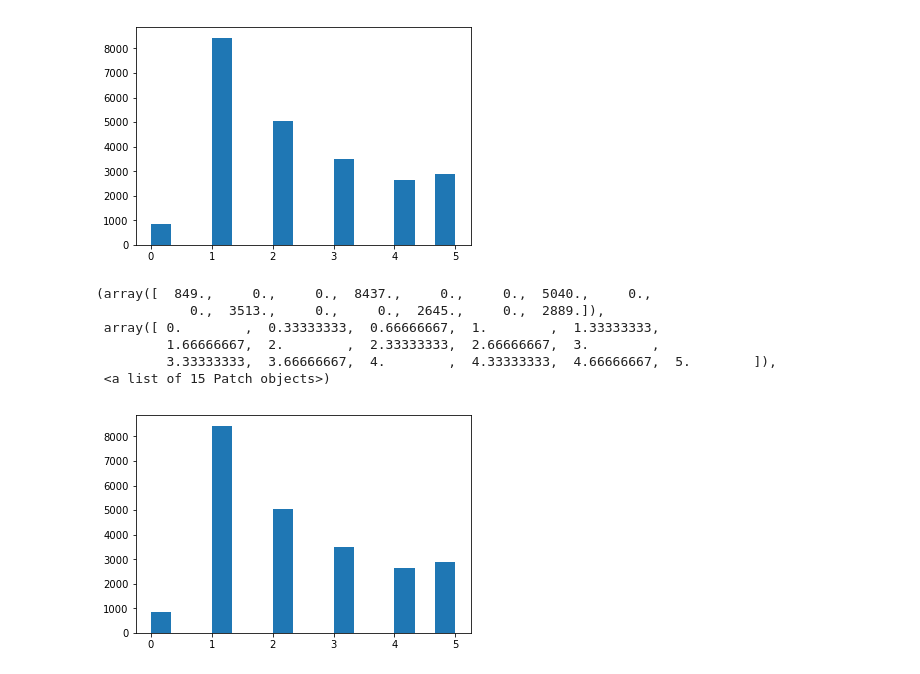
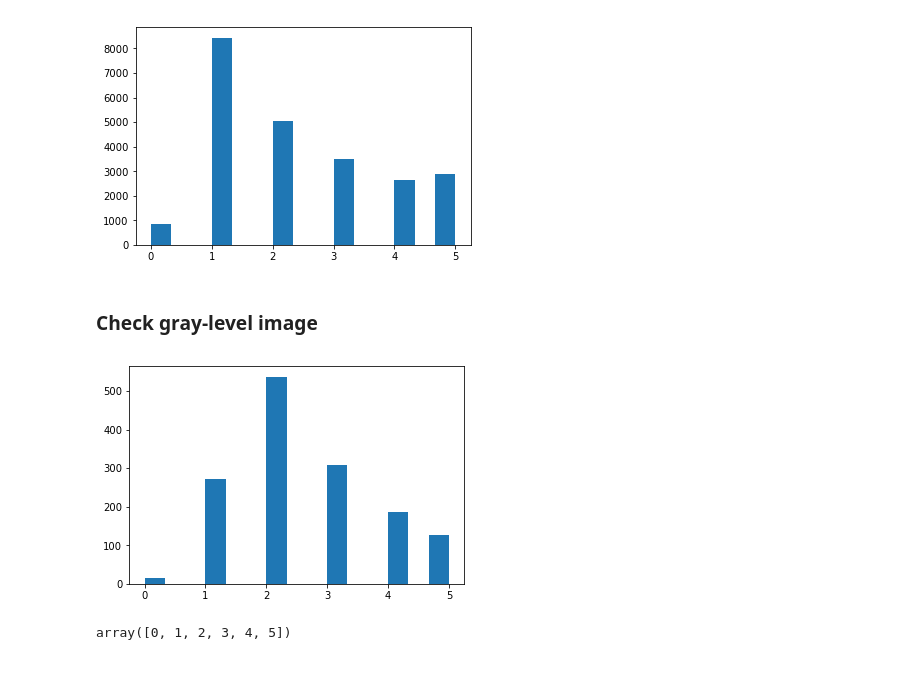
Before and after one commit to mbhuber/Insight-AI-Project, a Jupyter notebook: preprocess/test-preprocess.ipynb, the cells around one changed output. Drawn from its saved outputs; the diff is of its cells as text; code cells hidden in the pictures.

```diff
--- a/preprocess/test-preprocess.ipynb
+++ b/preprocess/test-preprocess.ipynb
@@ -237,13 +237,35 @@ _=plt.hist(imaLabels,bins=15)
 # %% [output]
 ((23373, 64, 64, 3), (23373,))
 [figure]
+# %% [markdown]
+### Check gray-level image
+# %%
+imagePath     = '../../data/imdb-wiki_crop_clean/'
+imageList=sorted(os.listdir(imagePath))
+
+imaArr = []
+imaLabel = []
+imaLabelAll = []
+
+
+ct = time.time()
+for imaFile in imageList:
+    if not imaFile.endswith(".jpg"):
+        continue
+    ima = np.array(Image.open(imagePath+imaFile))
+    imaLabelAll.append(int(imaFile[-5]))
+
+    if len(ima.shape)<3 or np.max(np.abs(ima[:,:,0]-ima[:,:,1]))<1e-3 or np.max(np.abs(ima[:,:,0]-ima[:,:,2]))<1e-3:
+        #imaArr.append(ima)
+        imaLabel.append(int(imaFile[-5]))
+
+print([len(imageList),len(imaLabel)])
+print('time {} min'.format((time.time()-ct)/60.))
 # %%
-plt.hist(imaLabels,bins=15)
+_=plt.hist(imaLabel,bins=15)
 # %% [output]
-(array([  849.,     0.,     0.,  8437.,     0.,     0.,  5040.,     0.,
-            0.,  3513.,     0.,     0.,  2645.,     0.,  2889.]),
- array([ 0.        ,  0.33333333,  0.66666667,  1.        ,  1.33333333,
-         1.66666667,  2.        ,  2.33333333,  2.66666667,  3.        ,
-         3.33333333,  3.66666667,  4.        ,  4.33333333,  4.66666667,  5.        ]),
- <a list of 15 Patch objects>)
-[figure, old version]
+[figure, new version]
+# %%
+np.unique(imaLabelAll)
+# %% [output]
+array([0, 1, 2, 3, 4, 5])
```
Also changed, not shown: 2 other files.
